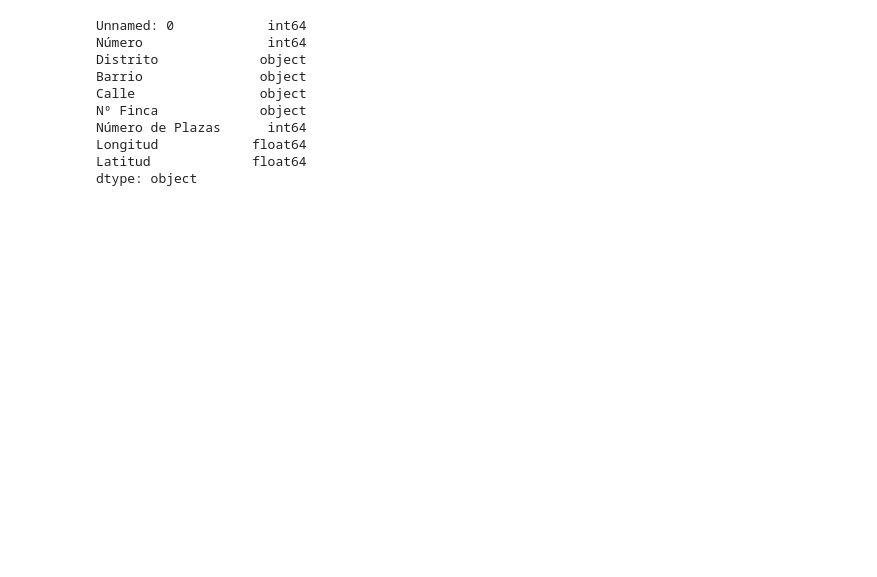
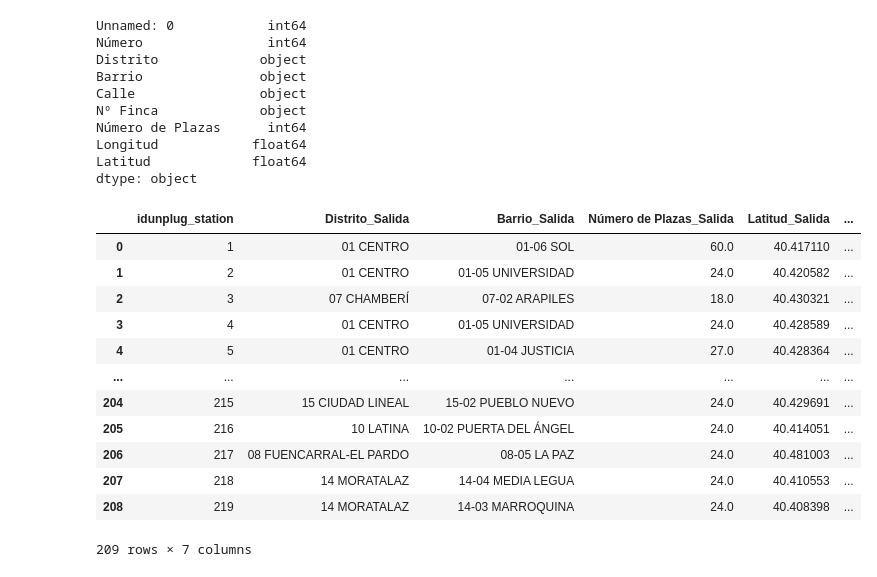
Before and after one commit to gonfuso/AnalyticsBiciMad, a Jupyter notebook: Visualizations/Bases_map.ipynb, the cells around one changed output. Drawn from its saved outputs; the diff is of its cells as text; code cells hidden in the pictures; blank space fills up the shorter version.

```diff
--- a/Visualizations/Bases_map.ipynb
+++ b/Visualizations/Bases_map.ipynb
@@ -29,3 +31,20 @@ Número de Plazas      int64
 Longitud            float64
 Latitud             float64
 dtype: object
+# %%
+df = itinerarios_bases.groupby(["idunplug_station", "Distrito_Salida", "Barrio_Salida", "Número de Plazas_Salida", "Latitud_Salida", "Longitud_Salida"]).size().reset_index(name='Count')
+df
+# %% [output]
+|  | idunplug_station | Distrito_Salida | Barrio_Salida | Número de Plazas_Salida | Latitud_Salida | ... |
+| 0 | 1 | 01 CENTRO | 01-06 SOL | 60.0 | 40.417110 | ... |
+| 1 | 2 | 01 CENTRO | 01-05 UNIVERSIDAD | 24.0 | 40.420582 | ... |
+| 2 | 3 | 07 CHAMBERÍ | 07-02 ARAPILES | 18.0 | 40.430321 | ... |
+| 3 | 4 | 01 CENTRO | 01-05 UNIVERSIDAD | 24.0 | 40.428589 | ... |
+| 4 | 5 | 01 CENTRO | 01-04 JUSTICIA | 27.0 | 40.428364 | ... |
+| ... | ... | ... | ... | ... | ... | ... |
+| 204 | 215 | 15 CIUDAD LINEAL | 15-02 PUEBLO NUEVO | 24.0 | 40.429691 | ... |
+| 205 | 216 | 10 LATINA | 10-02 PUERTA DEL ÁNGEL | 24.0 | 40.414051 | ... |
+| 206 | 217 | 08 FUENCARRAL-EL PARDO | 08-05 LA PAZ | 24.0 | 40.481003 | ... |
+| 207 | 218 | 14 MORATALAZ | 14-04 MEDIA LEGUA | 24.0 | 40.410553 | ... |
+| 208 | 219 | 14 MORATALAZ | 14-03 MARROQUINA | 24.0 | 40.408398 | ... |
+209 rows × 7 columns
```
Also changed, not shown: parts of 5 cells of this notebook, 4 other files.
